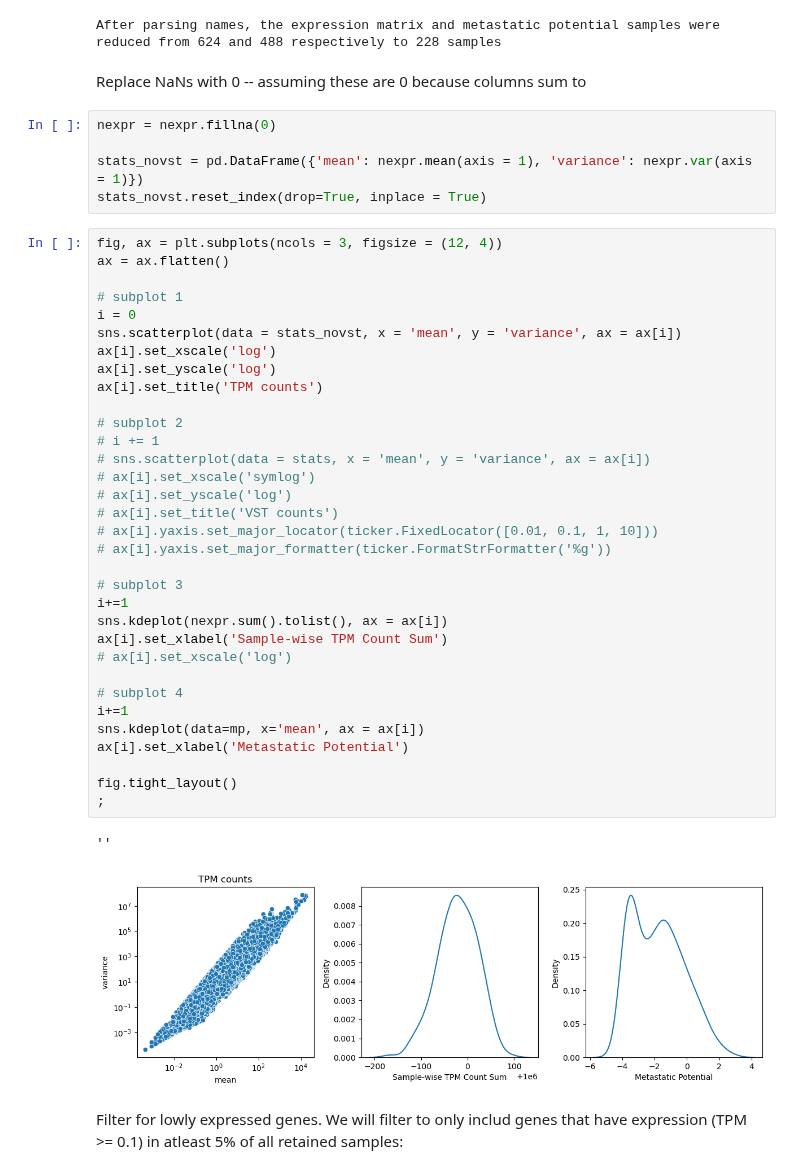
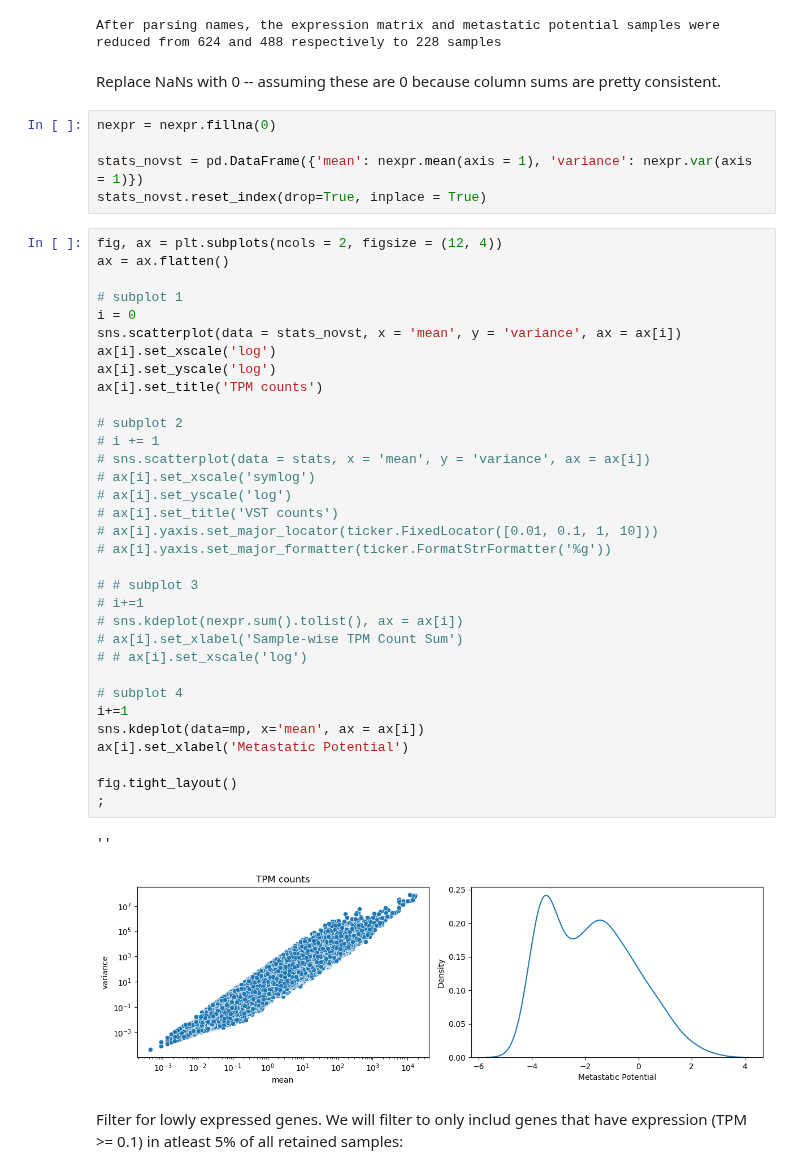
Before and after one commit to hmbaghdassarian/metastatic_potential, a Jupyter notebook: notebooks/01_process_data.ipynb, the cells around one changed output. Saved outputs shown, nothing was run; the diff lists cells and outputs as text.

```diff
--- a/notebooks/01_process_data.ipynb
+++ b/notebooks/01_process_data.ipynb
@@ -61,48 +62,48 @@ print(msg.format(n_expr_samples_og, n_mp_samples_og, len(common_cl)))
 # %% [output]
 After parsing names, the expression matrix and metastatic potential samples were reduced from 624 and 488 respectively to 228 samples
 # %% [markdown]
-Replace NaNs with 0 -- assuming these are 0 because columns sum to
+Replace NaNs with 0 -- assuming these are 0 because column sums are pretty consistent.
 # %%
 nexpr = nexpr.fillna(0)
 
 stats_novst = pd.DataFrame({'mean': nexpr.mean(axis = 1), 'variance': nexpr.var(axis = 1)})
 stats_novst.reset_index(drop=True, inplace = True)
 # %%
-fig, ax = plt.subplots(ncols = 3, figsize = (12, 4))
+fig, ax = plt.subplots(ncols = 2, figsize = (12, 4))
 ax = ax.flatten()
 
 # subplot 1
 i = 0
 sns.scatterplot(data = stats_novst, x = 'mean', y = 'variance', ax = ax[i])
 ax[i].set_xscale('log')
 ax[i].set_yscale('log')
 ax[i].set_title('TPM counts')
 
 # subplot 2
 # i += 1
 # sns.scatterplot(data = stats, x = 'mean', y = 'variance', ax = ax[i])
 # ax[i].set_xscale('symlog')
 # ax[i].set_yscale('log')
 # ax[i].set_title('VST counts')
 # ax[i].yaxis.set_major_locator(ticker.FixedLocator([0.01, 0.1, 1, 10]))
 # ax[i].yaxis.set_major_formatter(ticker.FormatStrFormatter('%g'))
 
-# subplot 3
-i+=1
-sns.kdeplot(nexpr.sum().tolist(), ax = ax[i])
-ax[i].set_xlabel('Sample-wise TPM Count Sum')
-# ax[i].set_xscale('log')
+# # subplot 3
+# i+=1
+# sns.kdeplot(nexpr.sum().tolist(), ax = ax[i])
+# ax[i].set_xlabel('Sample-wise TPM Count Sum')
+# # ax[i].set_xscale('log')
 
 # subplot 4
 i+=1
 sns.kdeplot(data=mp, x='mean', ax = ax[i])
 ax[i].set_xlabel('Metastatic Potential')
 
 fig.tight_layout()
 ;
 # %% [output]
 ''
-[figure, old version]
+[figure, new version]
 # %% [markdown]
 Filter for lowly expressed genes. We will filter to only includ genes that have expression (TPM >= 0.1) in atleast 5% of all retained samples:
 # %%
```
Also changed, not shown: parts of 15 cells of this notebook, 13 other files.
